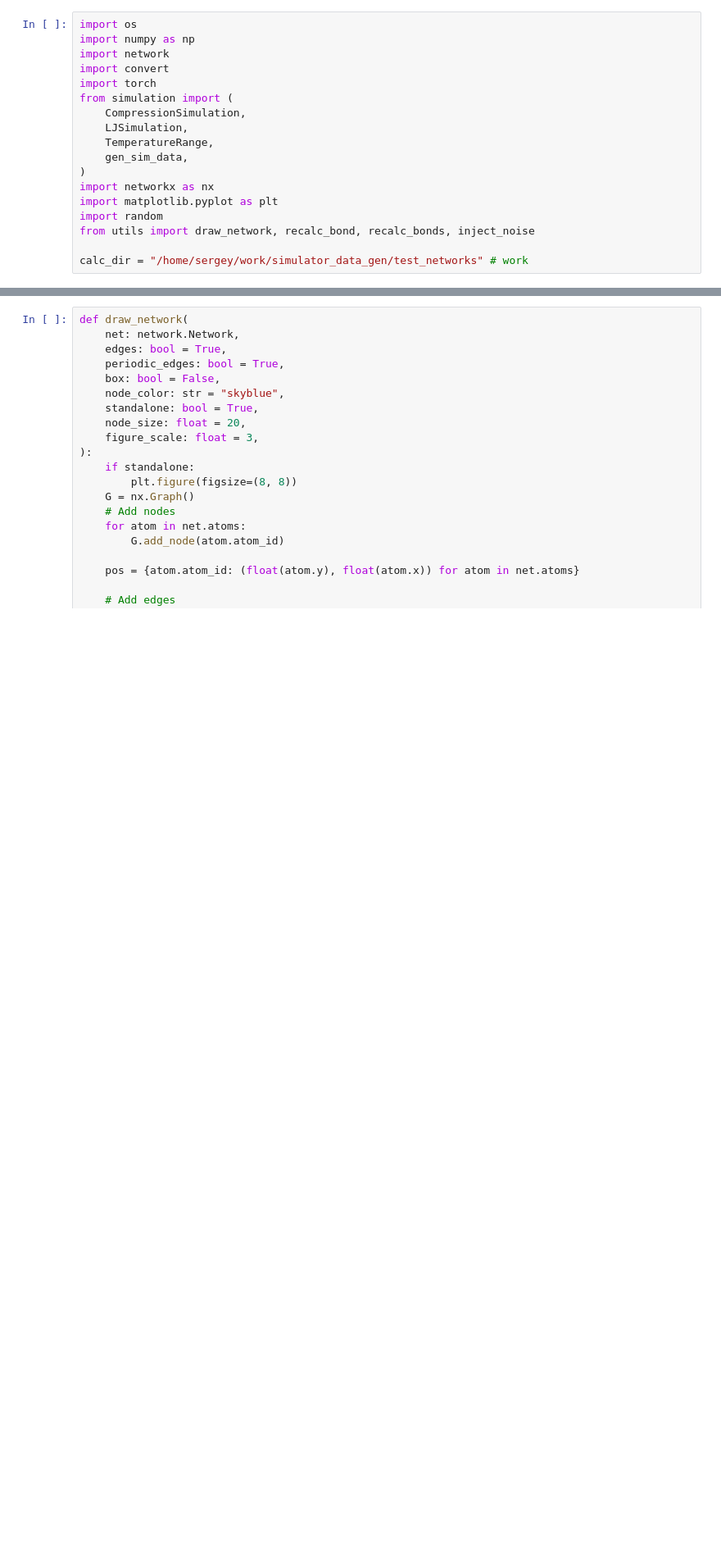
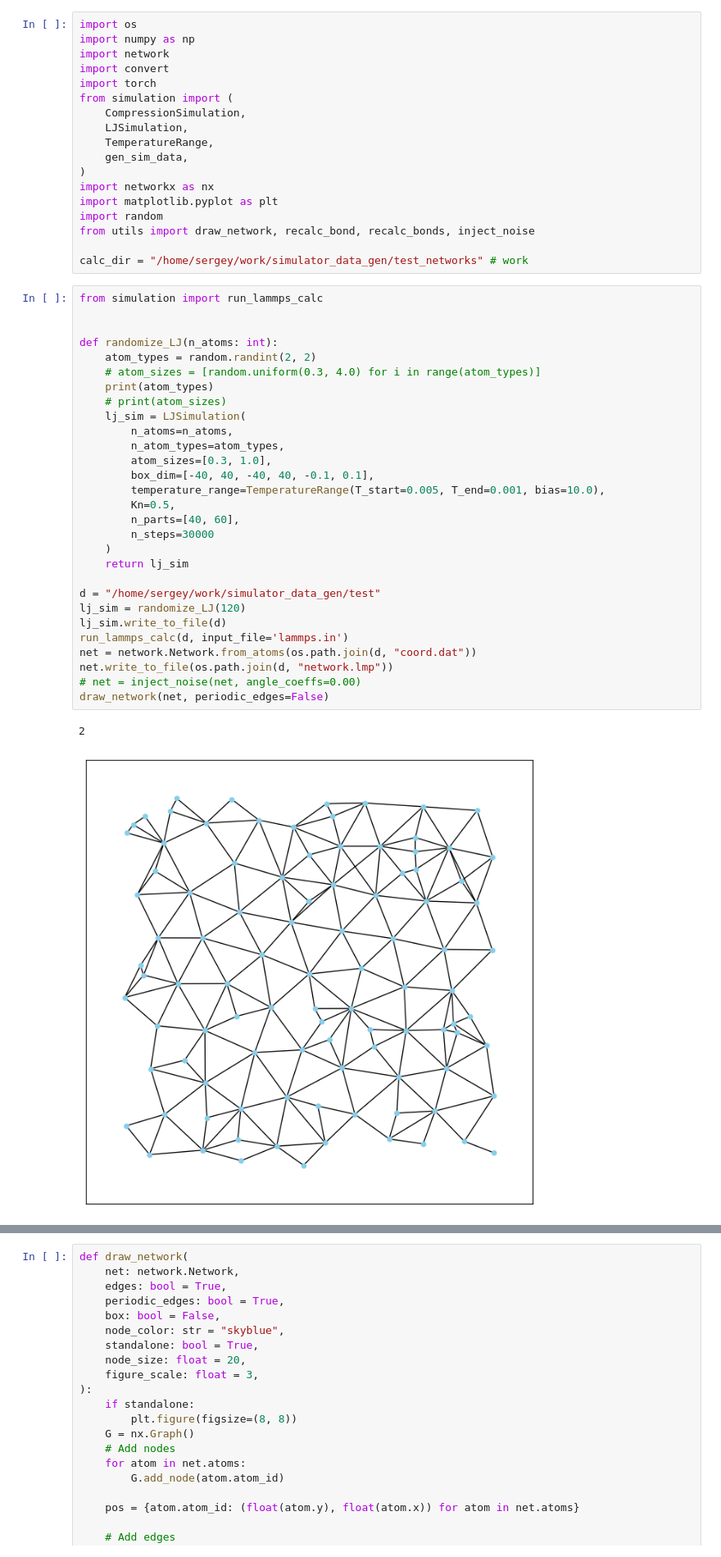
Before and after one commit to Shteingolts/simulator_data_gen, a Jupyter notebook: random_tests.ipynb, the cells around one changed output, grey strips where cells are left out. Shown: that part at 82% size. Drawn from its saved outputs; the diff is of its cells as text; blank space fills up the shorter version.

```diff
--- a/random_tests.ipynb
+++ b/random_tests.ipynb
@@ -16,3 +16,35 @@ import random
 from utils import draw_network, recalc_bond, recalc_bonds, inject_noise
 
 calc_dir = "/home/sergey/work/simulator_data_gen/test_networks" # work
+# %%
+from simulation import run_lammps_calc
+
+
+def randomize_LJ(n_atoms: int):
+    atom_types = random.randint(2, 2)
+    # atom_sizes = [random.uniform(0.3, 4.0) for i in range(atom_types)]
+    print(atom_types)
+    # print(atom_sizes)
+    lj_sim = LJSimulation(
+        n_atoms=n_atoms,
+        n_atom_types=atom_types,
+        atom_sizes=[0.3, 1.0],
+        box_dim=[-40, 40, -40, 40, -0.1, 0.1],
+        temperature_range=TemperatureRange(T_start=0.005, T_end=0.001, bias=10.0),
+        Kn=0.5,
+        n_parts=[40, 60],
+        n_steps=30000
+    )
+    return lj_sim
+
+d = "/home/sergey/work/simulator_data_gen/test"
+lj_sim = randomize_LJ(120)
+lj_sim.write_to_file(d)
+run_lammps_calc(d, input_file='lammps.in')
+net = network.Network.from_atoms(os.path.join(d, "coord.dat"))
+net.write_to_file(os.path.join(d, "network.lmp"))
+# net = inject_noise(net, angle_coeffs=0.00)
+draw_network(net, periodic_edges=False)
+# %% [output]
+2
+[figure, added]
```
Also changed, not shown: parts of 4 cells of this notebook, 8 other files.
